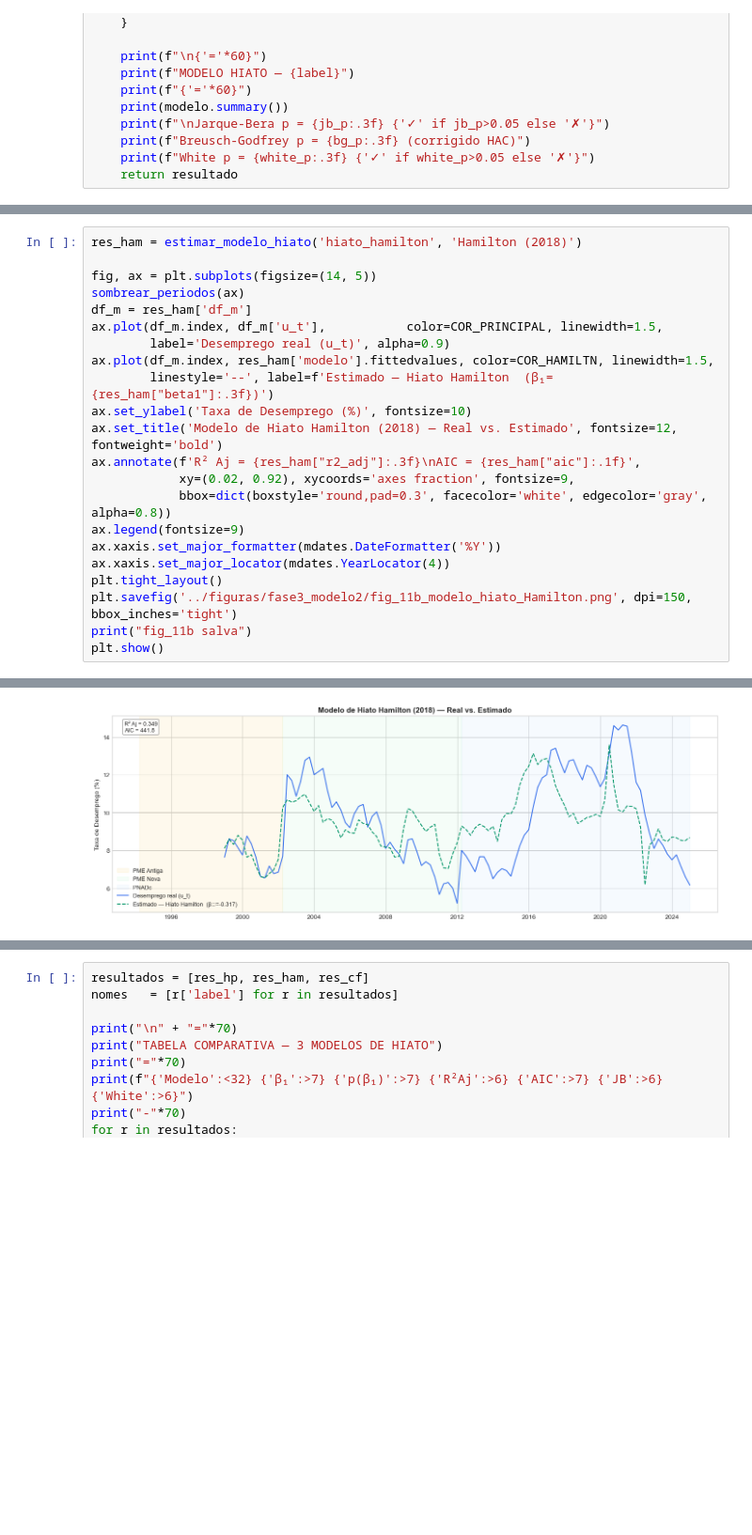
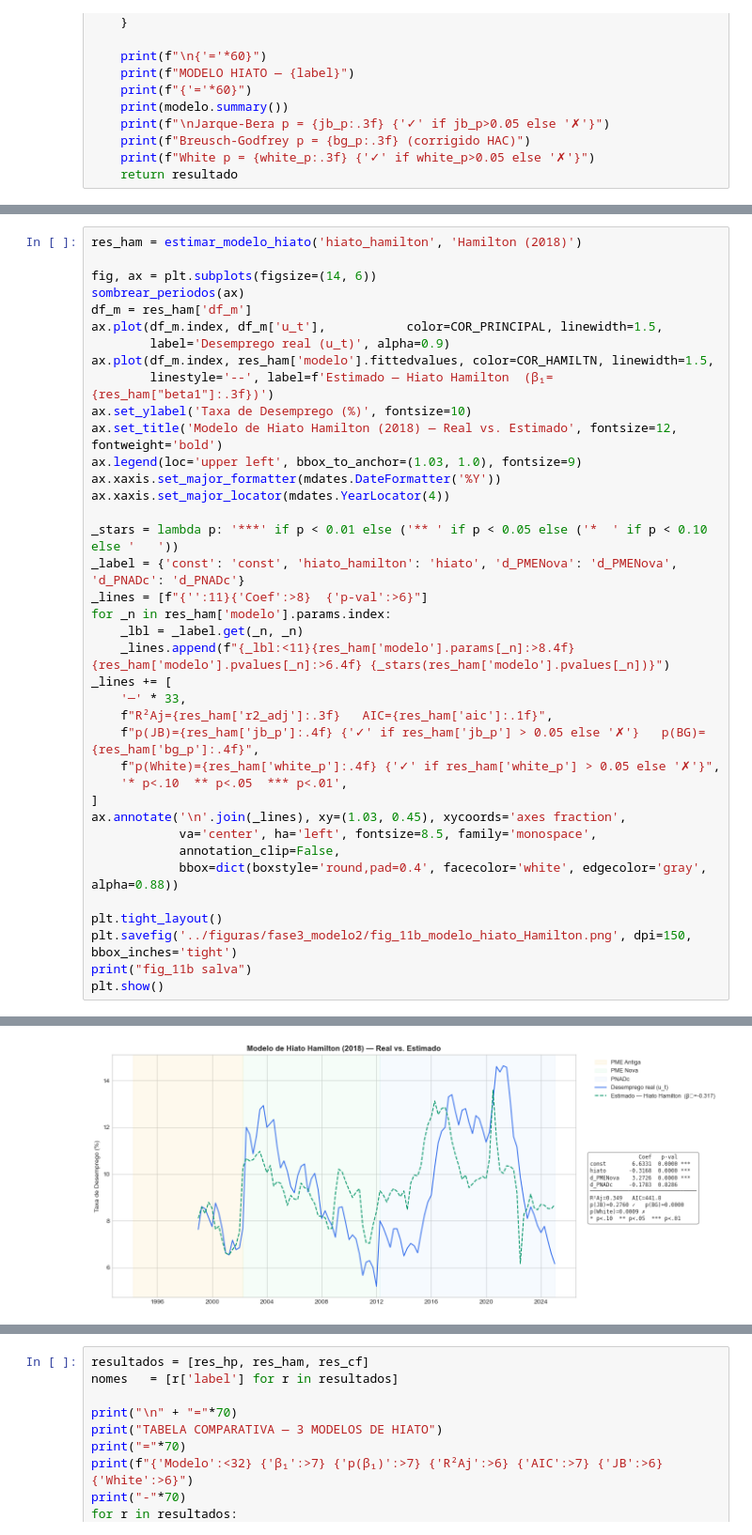
Before and after one commit to DavydSantos-Economist/Lei-de-Okun---1996-a-2024, a Jupyter notebook: notebooks/2.modelo de hiato.ipynb, the cells around one changed output, grey strips where cells are left out. Shown at 94% size. Saved outputs shown, nothing was run; the diff lists cells and outputs as text; blank space fills up the shorter version.

```diff
--- a/notebooks/2.modelo de hiato.ipynb
+++ b/notebooks/2.modelo de hiato.ipynb
@@ -306,7 +422,7 @@ fig_11a salva
 # %%
 res_ham = estimar_modelo_hiato('hiato_hamilton', 'Hamilton (2018)')
 
-fig, ax = plt.subplots(figsize=(14, 5))
+fig, ax = plt.subplots(figsize=(14, 6))
 sombrear_periodos(ax)
 df_m = res_ham['df_m']
 ax.plot(df_m.index, df_m['u_t'],           color=COR_PRINCIPAL, linewidth=1.5,
@@ -315,12 +431,28 @@ ax.plot(df_m.index, res_ham['modelo'].fittedvalues, color=COR_HAMILTN, linewidth
         linestyle='--', label=f'Estimado — Hiato Hamilton  (β₁={res_ham["beta1"]:.3f})')
 ax.set_ylabel('Taxa de Desemprego (%)', fontsize=10)
 ax.set_title('Modelo de Hiato Hamilton (2018) — Real vs. Estimado', fontsize=12, fontweight='bold')
-ax.annotate(f'R² Aj = {res_ham["r2_adj"]:.3f}\nAIC = {res_ham["aic"]:.1f}',
-            xy=(0.02, 0.92), xycoords='axes fraction', fontsize=9,
-            bbox=dict(boxstyle='round,pad=0.3', facecolor='white', edgecolor='gray', alpha=0.8))
-ax.legend(fontsize=9)
+ax.legend(loc='upper left', bbox_to_anchor=(1.03, 1.0), fontsize=9)
 ax.xaxis.set_major_formatter(mdates.DateFormatter('%Y'))
 ax.xaxis.set_major_locator(mdates.YearLocator(4))
+
+_stars = lambda p: '***' if p < 0.01 else ('** ' if p < 0.05 else ('*  ' if p < 0.10 else '   '))
+_label = {'const': 'const', 'hiato_hamilton': 'hiato', 'd_PMENova': 'd_PMENova', 'd_PNADc': 'd_PNADc'}
+_lines = [f"{'':11}{'Coef':>8}  {'p-val':>6}"]
+for _n in res_ham['modelo'].params.index:
+    _lbl = _label.get(_n, _n)
+    _lines.append(f"{_lbl:<11}{res_ham['modelo'].params[_n]:>8.4f}  {res_ham['modelo'].pvalues[_n]:>6.4f} {_stars(res_ham['modelo'].pvalues[_n])}")
+_lines += [
+    '─' * 33,
+    f"R²Aj={res_ham['r2_adj']:.3f}   AIC={res_ham['aic']:.1f}",
+    f"p(JB)={res_ham['jb_p']:.4f} {'✓' if res_ham['jb_p'] > 0.05 else '✗'}   p(BG)={res_ham['bg_p']:.4f}",
+    f"p(White)={res_ham['white_p']:.4f} {'✓' if res_ham['white_p'] > 0.05 else '✗'}",
+    '* p<.10  ** p<.05  *** p<.01',
+]
+ax.annotate('\n'.join(_lines), xy=(1.03, 0.45), xycoords='axes fraction',
+            va='center', ha='left', fontsize=8.5, family='monospace',
+            annotation_clip=False,
+            bbox=dict(boxstyle='round,pad=0.4', facecolor='white', edgecolor='gray', alpha=0.88))
+
 plt.tight_layout()
 plt.savefig('../figuras/fase3_modelo2/fig_11b_modelo_hiato_Hamilton.png', dpi=150, bbox_inches='tight')
 print("fig_11b salva")
@@ -339,11 +471,11 @@ Time:                        23:07:24   Log-Likelihood:                -216.91
 No. Observations:                 105   AIC:                             441.8
 Df Residuals:                     101   BIC:                             452.4
 ... (19 lines left out)
 Jarque-Bera p = 0.276 ✓
 Breusch-Godfrey p = 0.000 (corrigido HAC)
 White p = 0.001 ✗
 fig_11b salva
-[figure, old version]
+[figure, new version]
 # %%
 res_cf = estimar_modelo_hiato('hiato_cf', 'Christiano-Fitzgerald (bandpass)')
 
```
Also changed, not shown: parts of 8 cells of this notebook, 25 other files.
